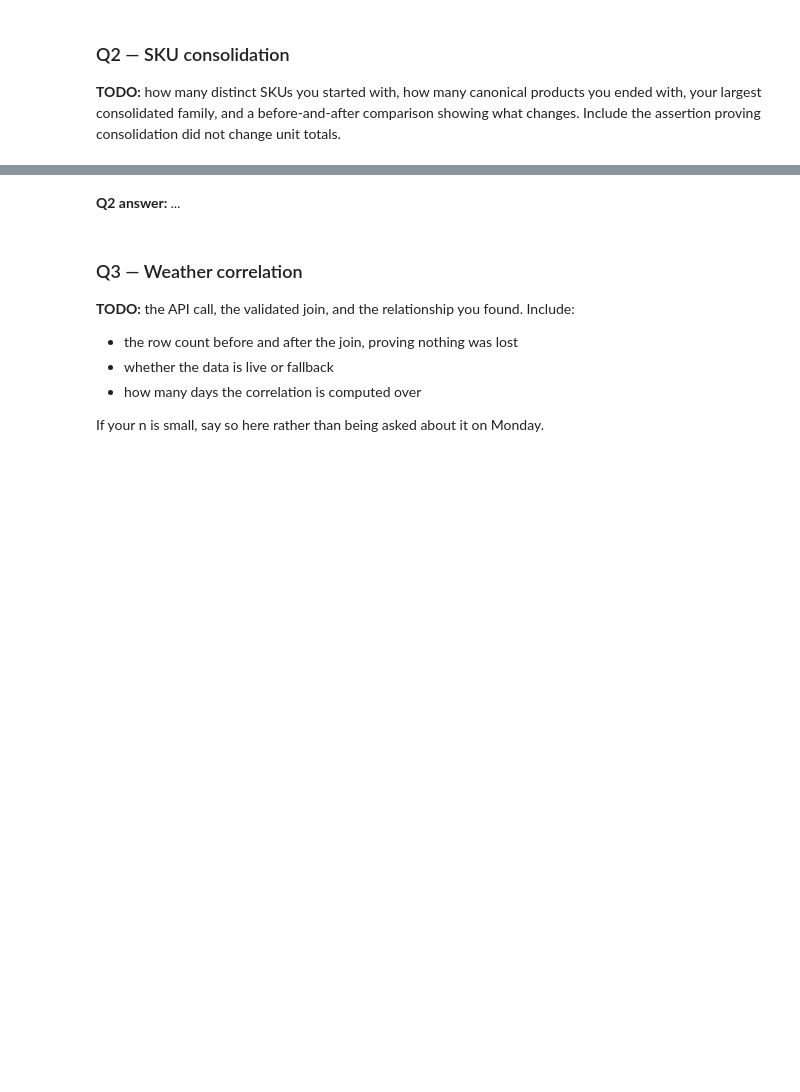
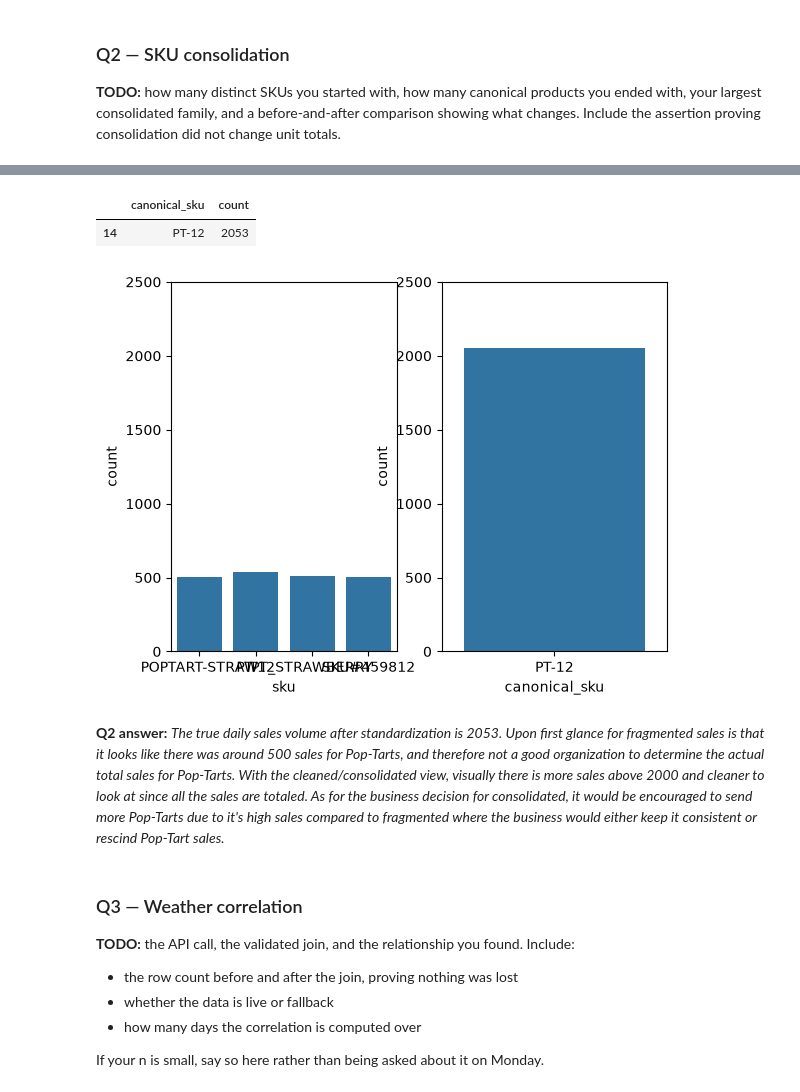
Before and after one commit to Arti-Dev/walmart-hurricane-project, a Jupyter notebook: notebooks/2026-10-30 — Midterm Progress — Lab.ipynb, the cells around one changed output, grey strips where cells are left out. Cells and saved outputs as stored; diff of their text form; code cells hidden in the pictures; blank space fills up the shorter version.

```diff
--- a/notebooks/2026-10-30 — Midterm Progress — Lab.ipynb
+++ b/notebooks/2026-10-30 — Midterm Progress — Lab.ipynb
@@ -312,0 +313,9 @@ consolidated_transactions
+# %%
+#poptart transaction count for each sku
+groupbySku = consolidated_transactions.groupby('sku').agg(
+    count = ('sku', 'count')
+).reset_index()
+poptarts = ["SKU#459812", "POPTART-STRAW", "PT-12", "PT_STRAWBERRY"]
+
+groupbySkuFiltered = groupbySku[groupbySku['sku'].isin(poptarts)]
+groupbySkuFiltered
@@ -313,5 +328,27 @@ consolidated_transactions
+# %%
+#poptart transaction count for each canonical
+groupbyCanonical = consolidated_transactions.groupby('canonical_sku').agg(
+    count = ('canonical_sku', 'count')
+).reset_index()
+
+groupbyCanonicalFiltered = groupbyCanonical[groupbyCanonical['canonical_sku'].isin(poptarts)]
+groupbyCanonicalFiltered
+# %% [output]
+|  | canonical_sku | count |
+| 14 | PT-12 | 2053 |
+# %%
+from matplotlib import pyplot as plt
+
+fig, ax = plt.subplots(ncols=2)
+sns.barplot(data = groupbySkuFiltered,x = 'sku', y = 'count', ax = ax[0])
+sns.barplot(data = groupbyCanonicalFiltered,x = 'canonical_sku', y = 'count', ax = ax[1])
+ax[0].set_ylim(0, 2500)
+ax[1].set_ylim(0, 2500)
+plt.show()
+# %% [output]
+[figure, added]
 # %% [markdown]
-**Q2 answer:** _..._
+**Q2 answer:** _The true daily sales volume after standardization is 2053. Upon first glance for fragmented sales is that it looks like there was around 500 sales for Pop-Tarts, and therefore not a good organization to determine the actual total sales for Pop-Tarts. With the cleaned/consolidated view, visually there is more sales above 2000 and cleaner to look at since all the sales are totaled. As for the business decision for consolidated, it would be encouraged to send more Pop-Tarts due to it's high sales compared to fragmented where the business would either keep it consistent or rescind Pop-Tart sales._
 # %% [markdown]
 ### Q3 — Weather correlation
 
```
Also changed, not shown: parts of 6 cells of this notebook.
